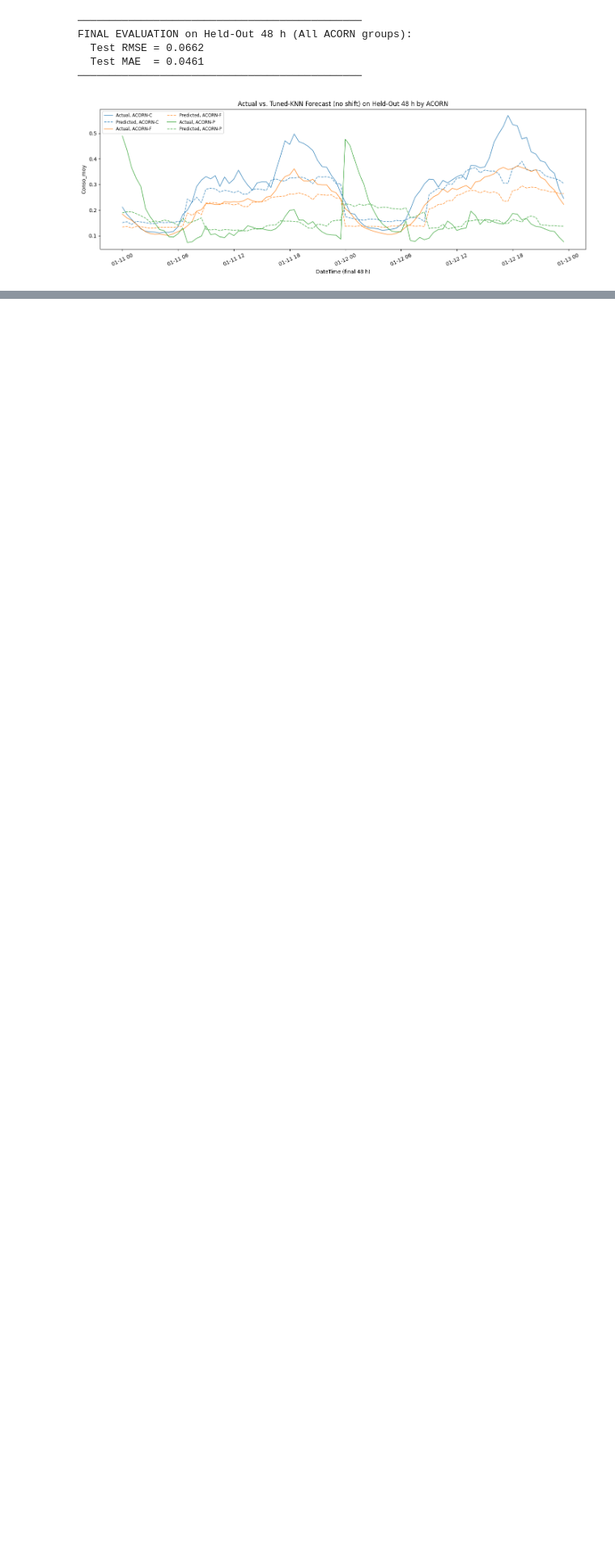
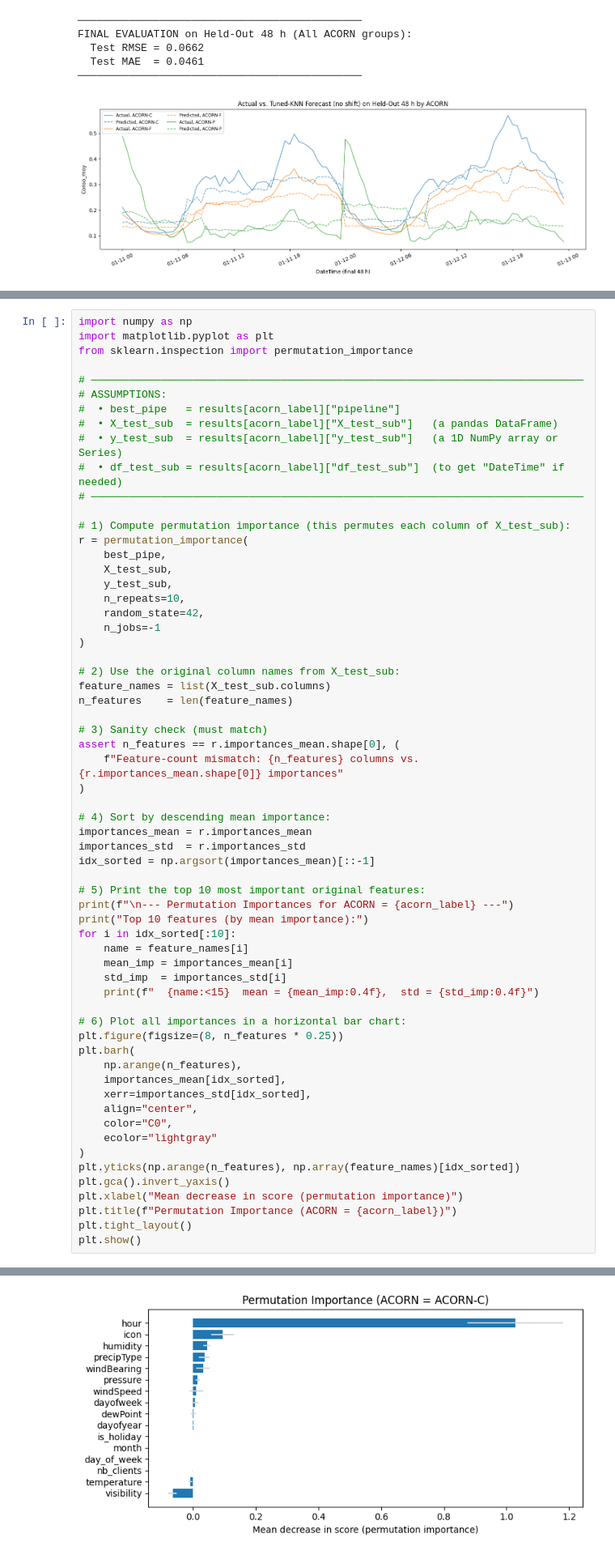
Before and after one commit to thiagonarcizo/Forecast-of-Electricity-Consumption, a Jupyter notebook: notebooks_alexsandro/03_modelisation_court_terme_b.ipynb, the cells around one changed output, grey strips where cells are left out. Shown at 81% size. Drawn from its saved outputs; the diff is of its cells as text; blank space fills up the shorter version.

```diff
--- a/notebooks_alexsandro/03_modelisation_court_terme_b.ipynb
+++ b/notebooks_alexsandro/03_modelisation_court_terme_b.ipynb
@@ -697,0 +956,63 @@ ModuleNotFoundError: No module named 'tensorflow'
+# %%
+import numpy as np
+import matplotlib.pyplot as plt
+from sklearn.inspection import permutation_importance
+
+# ──────────────────────────────────────────────────────────────────────────────
+# ASSUMPTIONS:
+#  • best_pipe   = results[acorn_label]["pipeline"]
+#  • X_test_sub  = results[acorn_label]["X_test_sub"]   (a pandas DataFrame)
+#  • y_test_sub  = results[acorn_label]["y_test_sub"]   (a 1D NumPy array or Series)
+#  • df_test_sub = results[acorn_label]["df_test_sub"]  (to get "DateTime" if needed)
+# ──────────────────────────────────────────────────────────────────────────────
+
+# 1) Compute permutation importance (this permutes each column of X_test_sub):
+r = permutation_importance(
+    best_pipe,
+    X_test_sub,
+    y_test_sub,
+    n_repeats=10,
+    random_state=42,
+    n_jobs=-1
+)
+
+# 2) Use the original column names from X_test_sub:
+feature_names = list(X_test_sub.columns)
+n_features    = len(feature_names)
+
+# 3) Sanity check (must match)
+assert n_features == r.importances_mean.shape[0], (
+    f"Feature-count mismatch: {n_features} columns vs. {r.importances_mean.shape[0]} importances"
+)
+
+# 4) Sort by descending mean importance:
+importances_mean = r.importances_mean
+importances_std  = r.importances_std
+idx_sorted = np.argsort(importances_mean)[::-1]
+
+# 5) Print the top 10 most important original features:
+print(f"\n--- Permutation Importances for ACORN = {acorn_label} ---")
+print("Top 10 features (by mean importance):")
+for i in idx_sorted[:10]:
+    name = feature_names[i]
+    mean_imp = importances_mean[i]
+    std_imp  = importances_std[i]
+    print(f"  {name:<15}  mean = {mean_imp:0.4f},  std = {std_imp:0.4f}")
+
+# 6) Plot all importances in a horizontal bar chart:
+plt.figure(figsize=(8, n_features * 0.25))
+plt.barh(
+    np.arange(n_features),
+    importances_mean[idx_sorted],
+    xerr=importances_std[idx_sorted],
+    align="center",
+    color="C0",
+    ecolor="lightgray"
+)
+plt.yticks(np.arange(n_features), np.array(feature_names)[idx_sorted])
+plt.gca().invert_yaxis()
+plt.xlabel("Mean decrease in score (permutation importance)")
+plt.title(f"Permutation Importance (ACORN = {acorn_label})")
+plt.tight_layout()
+plt.show()
+# %% [output]
@@ -697,0 +1031 @@ ModuleNotFoundError: No module named 'tensorflow'
+[figure, added]
```
Also changed, not shown: parts of 14 cells of this notebook, 1 other file.
